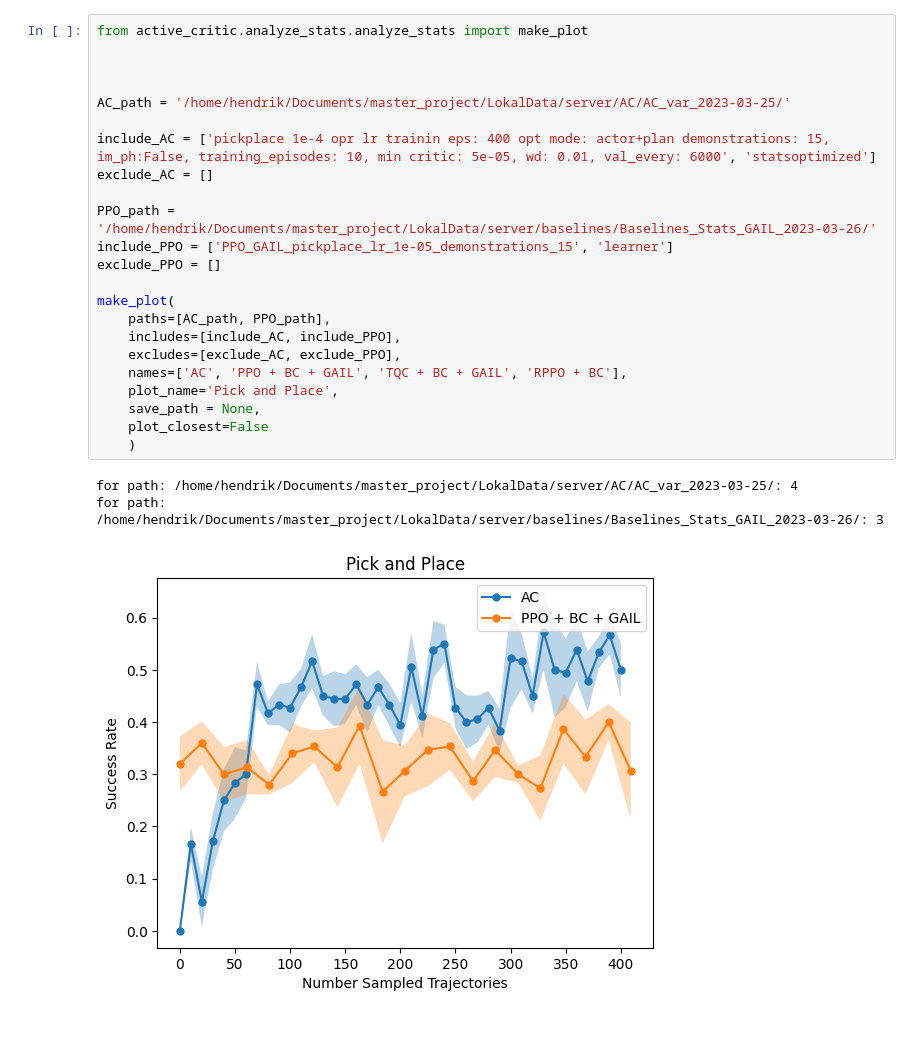
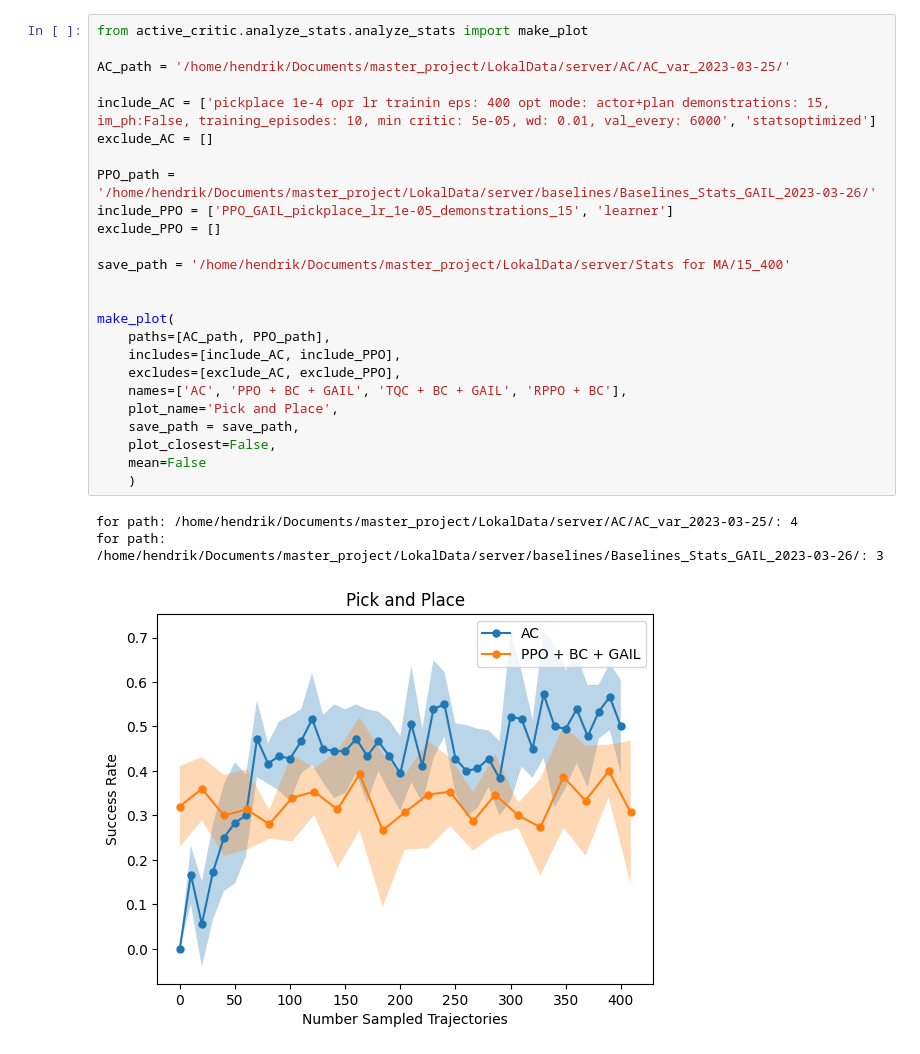
Before and after one commit to ReliableTree/ActiveCritic, a Jupyter notebook: src/active_critic/analyze_stats/400_eps/15/PickPlace_15.ipynb, the cells around one changed output. Cells and saved outputs as stored; diff of their text form.

```diff
--- a/src/active_critic/analyze_stats/400_eps/15/PickPlace_15.ipynb
+++ b/src/active_critic/analyze_stats/400_eps/15/PickPlace_15.ipynb
@@ -1,27 +1,29 @@
 # %%
 from active_critic.analyze_stats.analyze_stats import make_plot
-
-
 
 AC_path = '/home/hendrik/Documents/master_project/LokalData/server/AC/AC_var_2023-03-25/'
 
 include_AC = ['pickplace 1e-4 opr lr trainin eps: 400 opt mode: actor+plan demonstrations: 15, im_ph:False, training_episodes: 10, min critic: 5e-05, wd: 0.01, val_every: 6000', 'statsoptimized']
 exclude_AC = []
 
 PPO_path = '/home/hendrik/Documents/master_project/LokalData/server/baselines/Baselines_Stats_GAIL_2023-03-26/'
 include_PPO = ['PPO_GAIL_pickplace_lr_1e-05_demonstrations_15', 'learner']
 exclude_PPO = []
 
+save_path = '/home/hendrik/Documents/master_project/LokalData/server/Stats for MA/15_400'
+
+
 make_plot(
     paths=[AC_path, PPO_path],
     includes=[include_AC, include_PPO],
     excludes=[exclude_AC, exclude_PPO],
     names=['AC', 'PPO + BC + GAIL', 'TQC + BC + GAIL', 'RPPO + BC'],
     plot_name='Pick and Place',
-    save_path = None,
-    plot_closest=False
+    save_path = save_path,
+    plot_closest=False,
+    mean=False
     )
 # %% [output]
 for path: /home/hendrik/Documents/master_project/LokalData/server/AC/AC_var_2023-03-25/: 4
 for path: /home/hendrik/Documents/master_project/LokalData/server/baselines/Baselines_Stats_GAIL_2023-03-26/: 3
-[figure, old version]
+[figure, new version]
```
Also changed, not shown: 3 other files.
